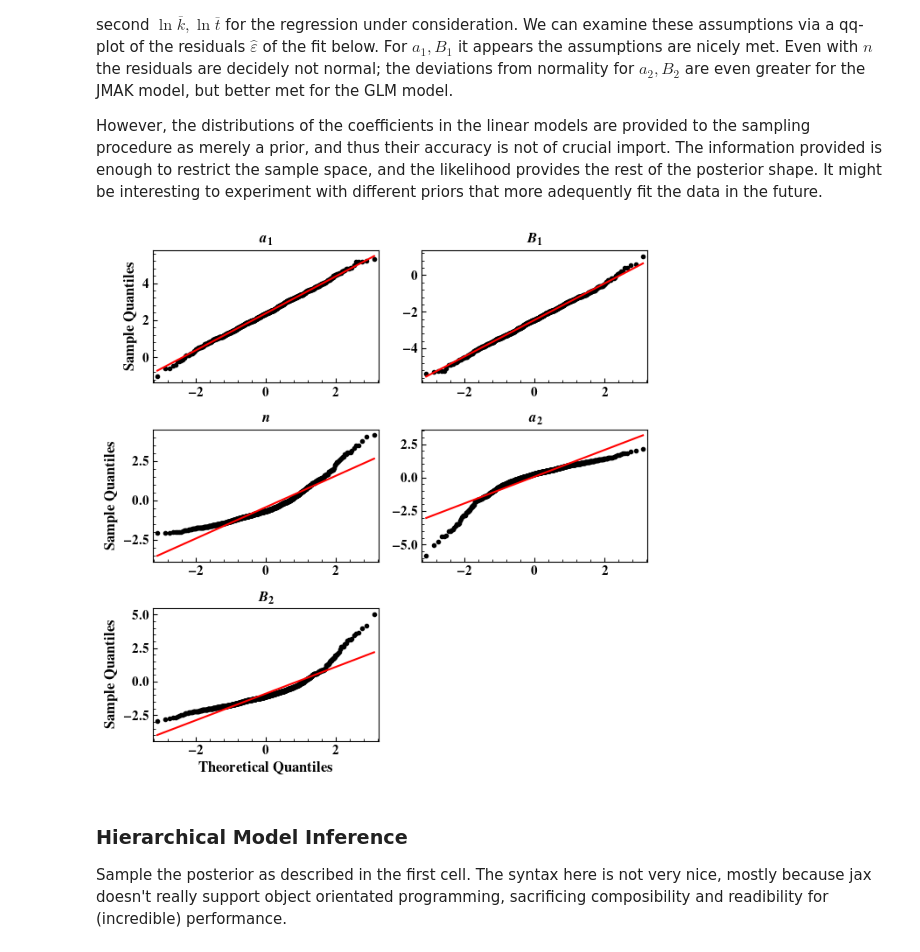
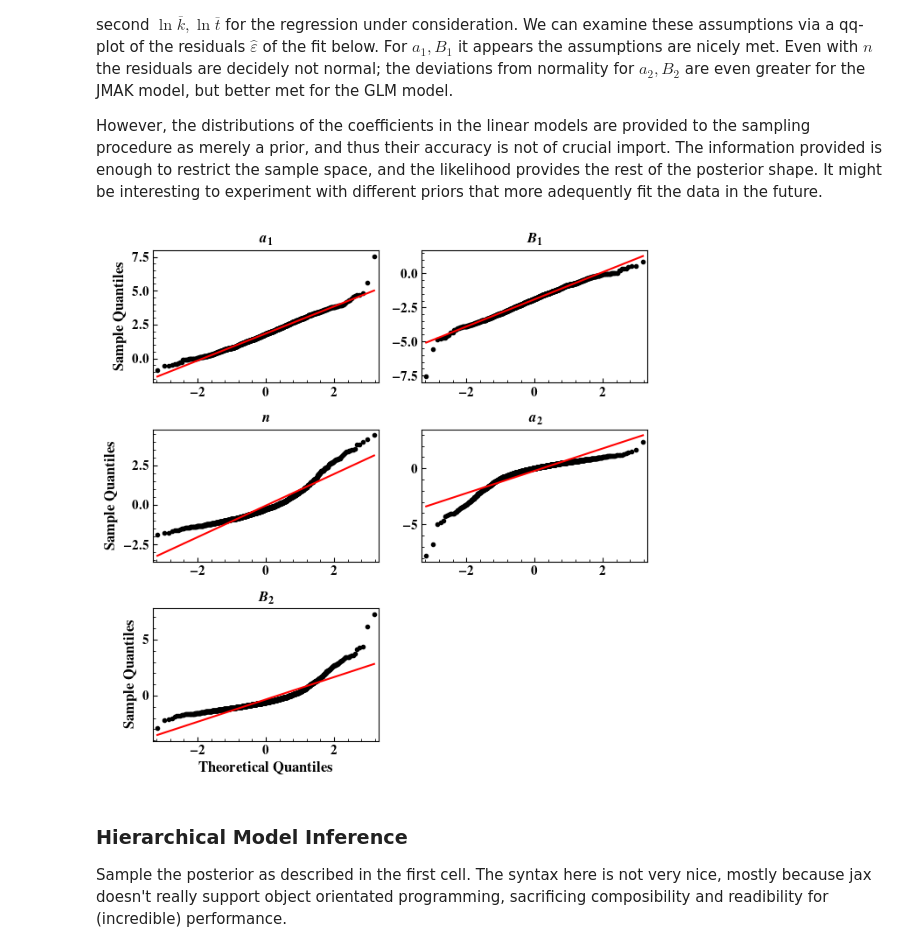
Before and after one commit to ml-ME-gatech/modeling_tungsten, a Jupyter notebook: recrystallization/model_inference/hierarchical_recystillization_inference.ipynb, the cells around one changed output. Cells and saved outputs as stored; diff of their text form; code cells hidden in the pictures.

```diff
--- a/recrystallization/model_inference/hierarchical_recystillization_inference.ipynb
+++ b/recrystallization/model_inference/hierarchical_recystillization_inference.ipynb
@@ -99,7 +99,7 @@ total_samples = []
 for i,file in enumerate(files):
     dname = file_to_label[file]
     with open(INFERENCE_PATH.joinpath(f'{model_name.format(dname)}_trunc_normal_samples.pkl'),'rb') as f:
-        samples = pd.DataFrame.from_dict(pickle.load(f)).iloc[::20]
+        samples = pd.DataFrame.from_dict(pickle.load(f)).iloc[::60]
 
     for row in samples.index:
         with warnings.catch_warnings(action = 'ignore'):
@@ -120,34 +120,34 @@ titles = {'a1':r'$a_1$','B1':r'$B_1$','a2': r'$a_2$','B2':r'$B_2$','n':r'$n$',
 
 tfroms = [log_kbar_tform]*3 + [log_tbar_tform]*2
 params = ['a1','B1',ep_param] + ['a2','B2']
 
 
 dep_variable  = ['k_bar']*3 + ['t_bar']*2
 for param,tform,dv,ax in zip(params,tfroms,dep_variable,axes.flat):
     setup_axis_default(ax)
     pred = linear_models[param].predict(add_constant(total_samples[dv].values))
     resid = total_samples[param].values - pred
 
     scaled_resid = resid/np.std(resid,ddof = 2)
     ax.set_title(titles[param])
     qqplot(scaled_resid,ax = ax,
            markerfacecolor = 'k',
            markeredgecolor = 'k',marker = 'o',lw = 0.1,
            markersize = 3.0,line  = 's')
     ax.set_xlabel('')
     ax.set_ylabel('')
 
 for ax in axes[:,0]:
     ax.set_ylabel(r'\textbf{Sample Quantiles}',fontsize = 12)
 
 for ax in axes[-1,:]:
     ax.set_xlabel(r'\textbf{Theoretical Quantiles}',fontsize = 12)
 
 axes[-1,-1].axis('off')
 fig.tight_layout()
 #fig.savefig(GIT_IMAGE_PATH.joinpath(f'{model_name.format("prior_linear_models_trunc_normal")}_qqplot.svg'))
 # %% [output]
-[figure, old version]
+[figure, new version]
 # %% [markdown]
 ### Hierarchical Model Inference
 Sample the posterior as described in the first cell. The syntax here is not very nice, mostly because jax doesn't really support object orientated programming, sacrificing composibility and readibility for (incredible) performance.
```
Also changed, not shown: parts of 3 cells of this notebook, 21 other files.
